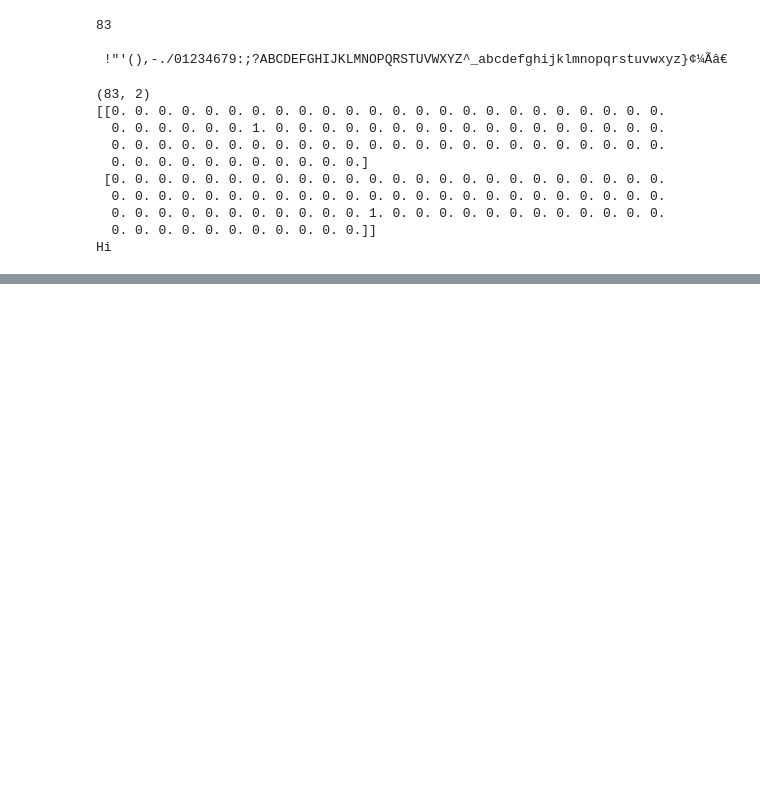
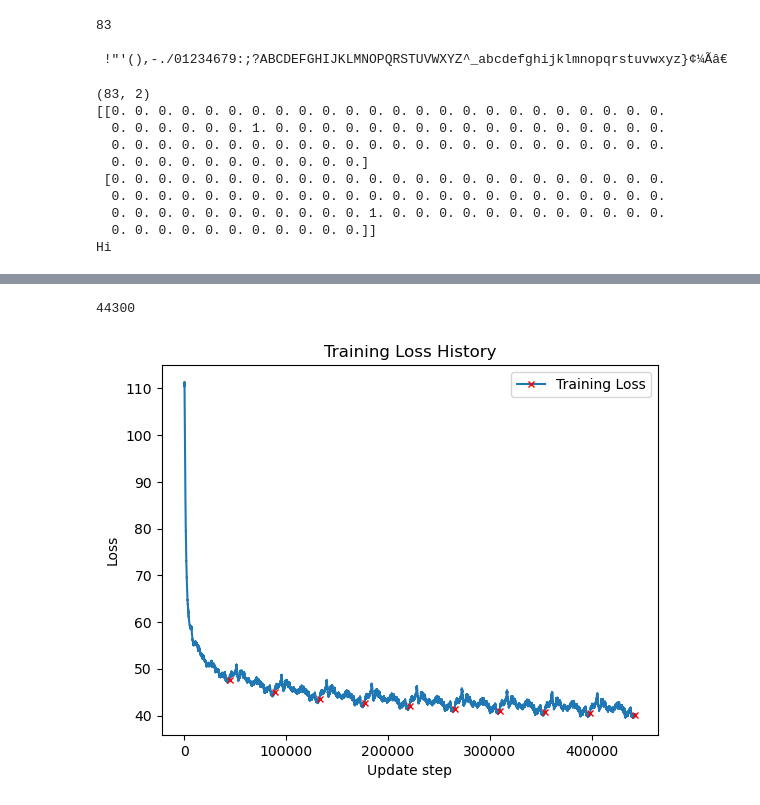
Before and after one commit to KevinArmbruster/DeepLearning, a Jupyter notebook: A4/Assignment4RNN.ipynb, the cells around one changed output, grey strips where cells are left out. Drawn from its saved outputs; the diff is of its cells as text; code cells hidden in the pictures; blank space fills up the shorter version.

```diff
--- a/A4/Assignment4RNN.ipynb
+++ b/A4/Assignment4RNN.ipynb
@@ -206,14 +206,14 @@ class RNN:
         return predictions, h
 
 
-    def BackwardPassSingle(self, Y_pred, Y_true, dh_next, h_next, h_prev, xt, a):
+    def BackwardPassSingle(self, Y_pred, Y_true, da_next, h_next, h_prev, xt, a):
         dy = Y_pred - Y_true
 
         # gradients wrt y
         self.grads.V += dy @ h_next.T
         self.grads.c += dy
 
-        dh = self.weights.V.T @ dy + dh_next
+        dh = self.weights.V.T @ dy + da_next
         da = dh * (1 - np.tanh(a)**2)
 
         # gradients wrt hidden
@@ -221,8 +221,8 @@ class RNN:
         self.grads.U += da @ xt.T
         self.grads.W += da @ h_prev.T
 
-        dh_next = self.weights.W.T @ da
-        return dh_next
+        da_next = self.weights.W.T @ da
+        return da_next
 
 
     def BackwardPass(self, X, Y_pred, Y_true):
@@ -285,11 +285,11 @@ class RNN:
             self.weights.__dict__[f] -= self.eta / np.sqrt(self.ada_grads.__dict__[f] + sys.float_info.epsilon) * self.grads.__dict__[f]
 
 
-    def Plot(self, history):
-        plt.plot(history["loss"], label="Training Loss")
+    def Plot(self, history, interval):
+        plt.plot(history["loss"], label="Training Loss", marker="x", markevery=(interval,interval), markeredgecolor='red', markersize=5)
 
         plt.title("Training Loss History")
-        plt.xlabel("Epoch")
+        plt.xlabel("Update step")
         plt.ylabel("Loss")
 
         plt.legend()
@@ -326,7 +326,7 @@ class RNN:
                 #     print(f"Asserting {f}")
                 #     diff = self.grads.__dict__[f] - num_grads.__dict__[f]
                 #     print(np.max(diff))
-                #     #assert np.allclose(grads.__dict__[f], num_grads.__dict__[f], atol=1e-3)
+                #     #assert np.allclose(grads.__dict__[f], num_grads.__dict__[f], atol=1e-8)
                 #####################################################################################
 
                 self.SGDStep()
@@ -344,11 +344,6 @@ class RNN:
                 if update_step % 1000 == 0:
                     print(self.SynthesizeText(X[:, 0, None], h_prev, 200))
 
+
         self.Plot(history)
         return history
-
-
-random.seed(12)
-rnn = RNN(chars=K, hiddenDim=100, seqLength=25, eta=1e-1)
-
-a = rnn.Fit(bookContent, epochs=2)
@@ -374,3 +349,0 @@ Epoch 1, Update step 88600, Smooth Loss = 46.00817036312665
-# %%
-
-rnn.Fit(bookContent, epochs=10)
@@ -414,0 +350,6 @@ print("hi")
+# %%
+
+# random.seed(12)
+rnn = RNN(chars=K, hiddenDim=100, seqLength=25, eta=1e-1)
+
+history = rnn.Fit(bookContent, epochs=10)
@@ -414,0 +395,8 @@ print("hi")
+# %%
+interval = int((len(bookContent) - rnn.seqLength - 1) / rnn.seqLength)
+print(interval)
+rnn2 = RNN(chars=K, hiddenDim=100, seqLength=25, eta=1e-1)
+rnn2.Plot(history, interval)
+# %% [output]
+44300
+[figure, added]
```
Also changed, not shown: parts of 5 cells of this notebook, 3 other files.
